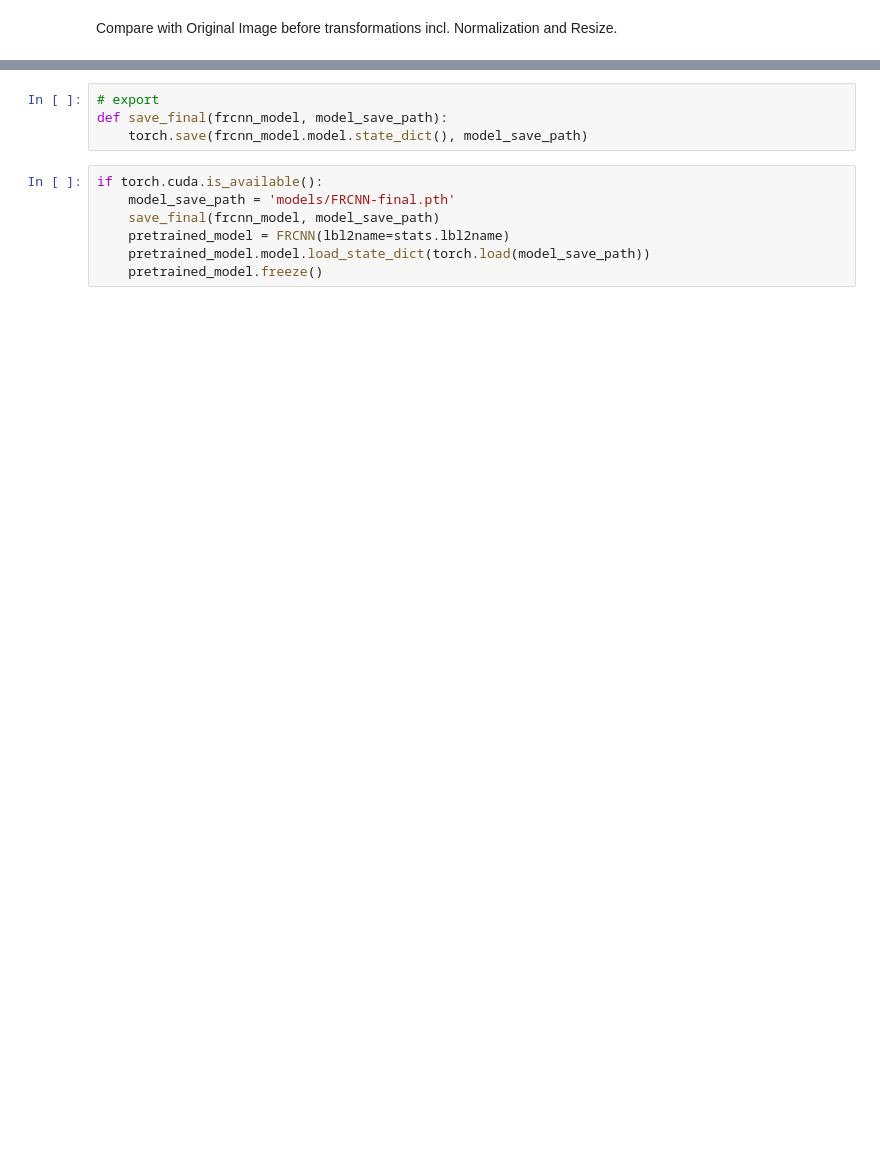
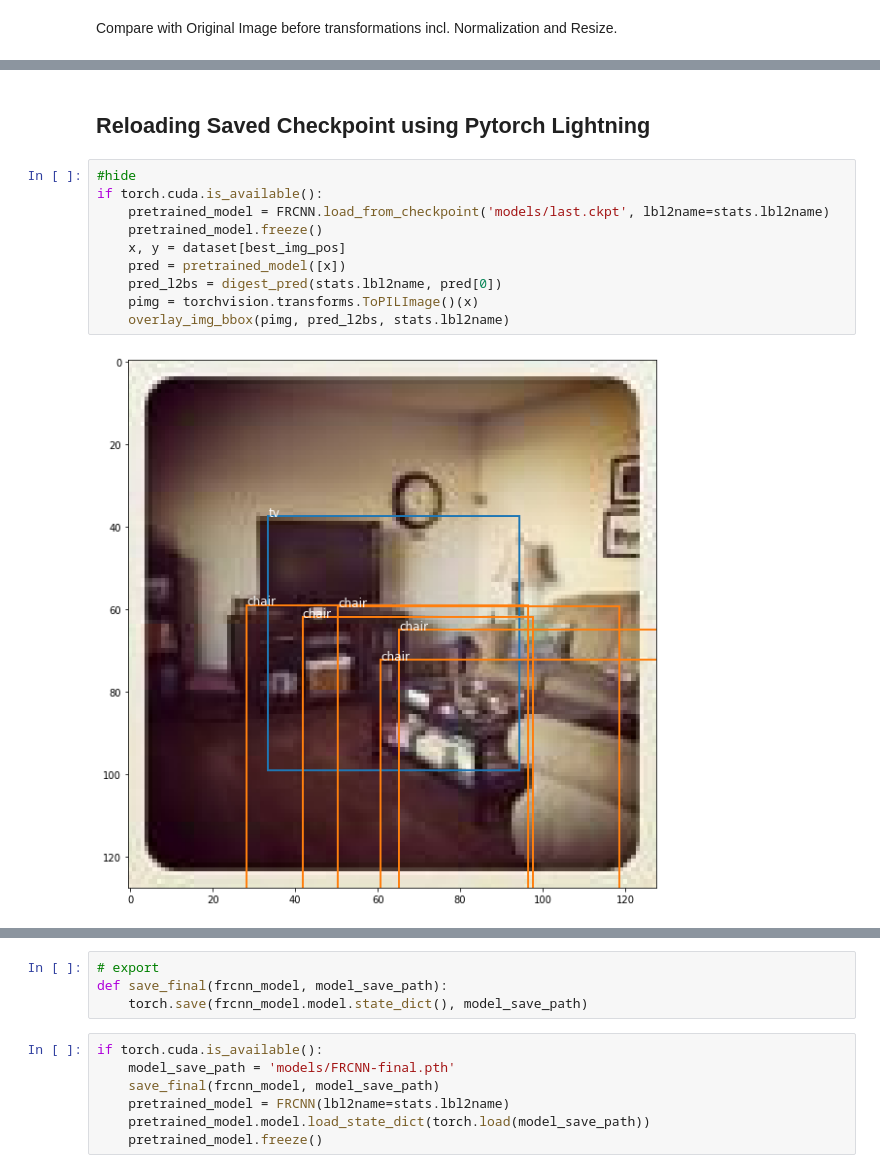
Before and after one commit to bguan/plmcbbox, a Jupyter notebook: 30_subcoco_pl.ipynb, the cells around one changed output, grey strips where cells are left out. Cells and saved outputs as stored; diff of their text form; blank space fills up the shorter version.

```diff
--- a/30_subcoco_pl.ipynb
+++ b/30_subcoco_pl.ipynb
@@ -580 +594,15 @@ if torch.cuda.is_available():
+# %% [markdown]
+## Reloading Saved Checkpoint using Pytorch Lightning
+# %%
+#hide
+if torch.cuda.is_available():
+    pretrained_model = FRCNN.load_from_checkpoint('models/last.ckpt', lbl2name=stats.lbl2name)
+    pretrained_model.freeze()
+    x, y = dataset[best_img_pos]
+    pred = pretrained_model([x])
+    pred_l2bs = digest_pred(stats.lbl2name, pred[0])
+    pimg = torchvision.transforms.ToPILImage()(x)
+    overlay_img_bbox(pimg, pred_l2bs, stats.lbl2name)
+# %% [output]
+[figure, added]
 # %% [markdown]
```
Also changed, not shown: parts of 13 cells of this notebook, 4 other files.
